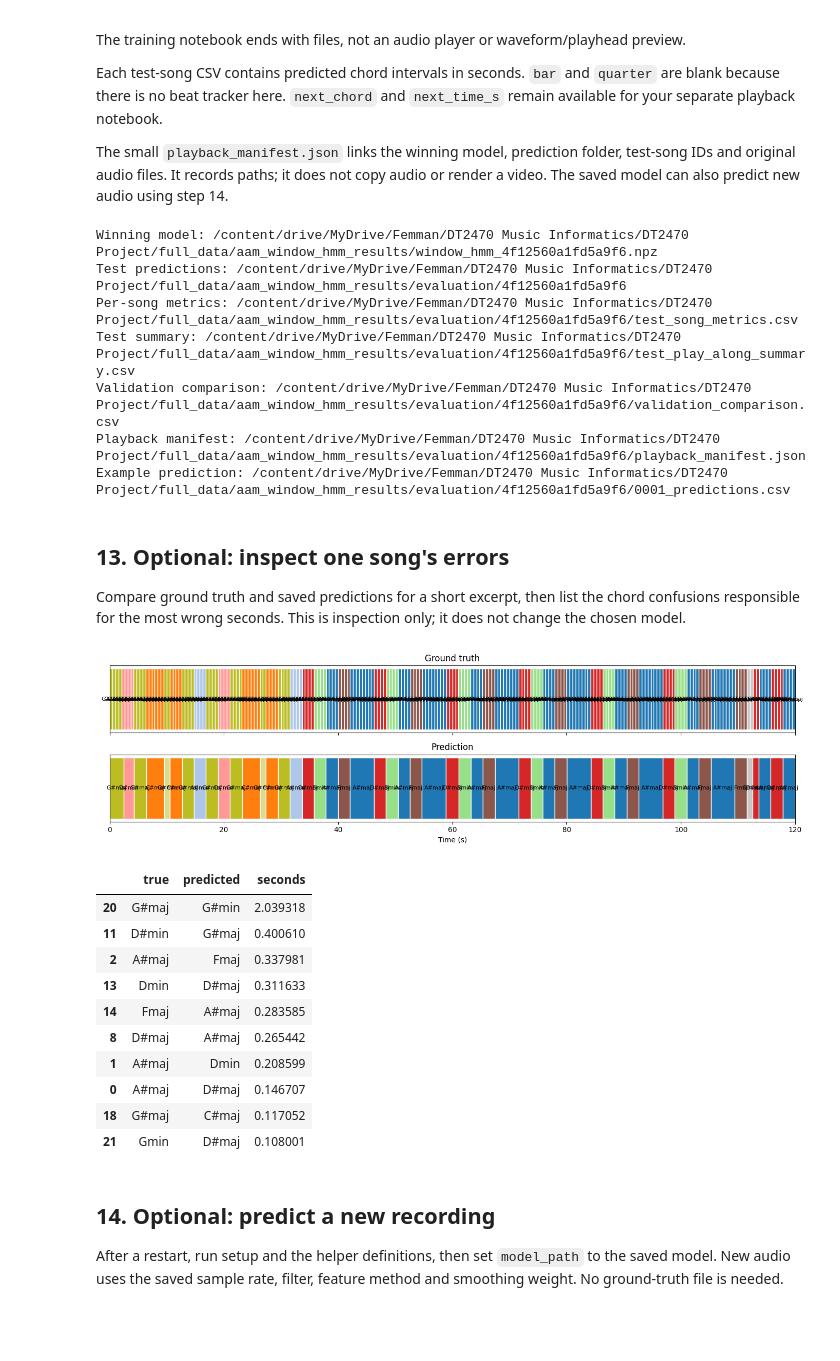
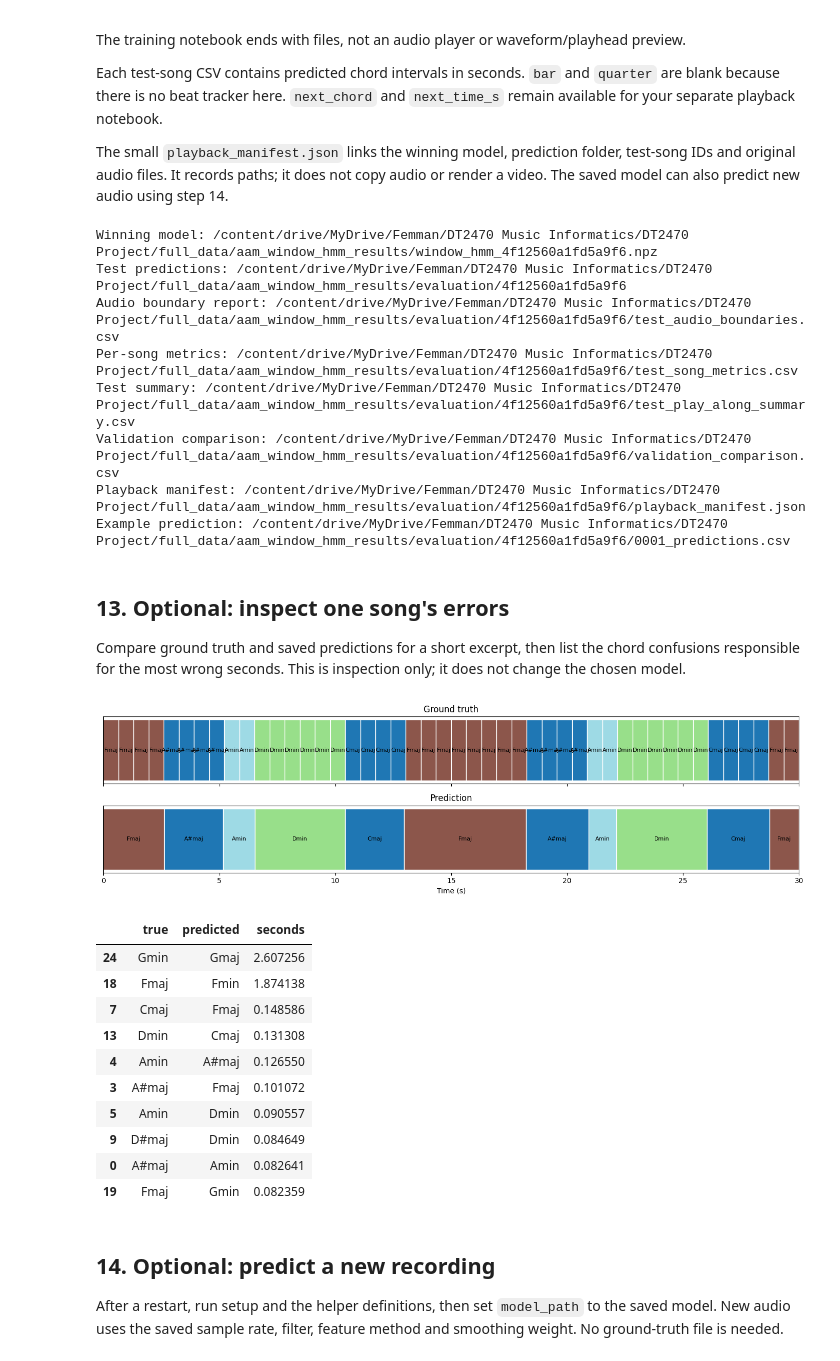
Before and after one commit to hanneswesterberg/dt2470-project, a Jupyter notebook: AAM_Window_HMM.ipynb, the cells around one changed output. Drawn from its saved outputs; the diff is of its cells as text; code cells hidden in the pictures; blank space fills up the shorter version.

Commit message:
trimmed predicted endings to match true annotated length

```diff
--- a/AAM_Window_HMM.ipynb
+++ b/AAM_Window_HMM.ipynb
@@ -272,12 +278,17 @@ def extract_features(audio, config, extras=None):
 # %%
 def get_features(song_id, config, audio=None, extras=None):
     relative = Path(config_key(config)) / f"{song_id}_features.npz"
+    if audio is None:
+        audio = load_audio(song_id)
+    duration = len(audio) / sample_rate
     path = cached_file(relative)
     if path is not None:
         with np.load(path, allow_pickle=False) as saved:
-            return saved["features"], saved["centers"], saved["edges"]
-    if audio is None:
-        audio = load_audio(song_id)
+            features, centers = saved["features"], saved["centers"]
+        # Cached frames must also obey the actual audio duration.
+        keep = (centers >= 0) & (centers < duration)
+        features, centers = features[keep], centers[keep]
+        return features, centers, frame_edges(centers, duration)
     features, centers, edges = extract_features(audio, config, extras)
     save_arrays(relative, features=features, centers=centers, edges=edges)
     return features, centers, edges
@@ -391,6 +402,31 @@ def merge_intervals(table):
     groups = table.chord.ne(table.chord.shift()).cumsum()
     return table.groupby(groups, sort=False).agg(start=("start", "first"),
                                                 end=("end", "last"), chord=("chord", "first")).reset_index(drop=True)
+
+
+def valid_prediction_bounds(prediction, duration):
+    """Require full coverage of the audio and no intervals outside it."""
+    if prediction.empty:
+        return False
+    start, end = prediction.start.to_numpy(), prediction.end.to_numpy()
+    return bool(
+        np.isfinite(start).all() and np.isfinite(end).all()
+        and (start >= 0).all() and (end <= duration).all() and (end > start).all()
+        and np.isclose(start[0], 0, atol=1e-7, rtol=0)
+        and np.isclose(end[-1], duration, atol=1e-7, rtol=0)
+        and np.allclose(end[:-1], start[1:], atol=1e-7, rtol=0)
+    )
+
+
+def clean_test_ending(prediction, annotation_end):
+    """Trim the evaluation outro and carry the last chord through a final N interval."""
+    prediction = prediction[prediction.start < annotation_end].copy()
+    prediction["end"] = prediction.end.clip(upper=annotation_end)
+    prediction = prediction[prediction.end > prediction.start].reset_index(drop=True)
+    if len(prediction) > 1 and prediction.chord.iloc[-1] == "N":
+        prediction = prediction.iloc[:-1].copy()
+        prediction.loc[prediction.index[-1], "end"] = annotation_end
+    return prediction
 # %% [markdown]
 ## 6. Accuracy, change timing and CSV helpers
 **Overall accuracy** is correct chord/rest-label seconds divided by all annotated seconds. **Chord accuracy** uses chord-labeled time only. Unknown gaps are excluded.
@@ -726,6 +782,7 @@ manifest_path.write_text(json.dumps(manifest, indent=2))
 for name, path in {
     "Winning model": model_path,
     "Test predictions": evaluation_path,
+    "Audio boundary report": evaluation_path / "test_audio_boundaries.csv",
     "Per-song metrics": evaluation_path / "test_song_metrics.csv",
     "Test summary": evaluation_path / "test_play_along_summary.csv",
     "Validation comparison": validation_path,
@@ -736,6 +793,7 @@ print(f"Example prediction: {evaluation_path / (split['test'][0] + '_predictions
 # %% [output]
 Winning model: /content/drive/MyDrive/Femman/DT2470 Music Informatics/DT2470 Project/full_data/aam_window_hmm_results/window_hmm_4f12560a1fd5a9f6.npz
 Test predictions: /content/drive/MyDrive/Femman/DT2470 Music Informatics/DT2470 Project/full_data/aam_window_hmm_results/evaluation/4f12560a1fd5a9f6
+Audio boundary report: /content/drive/MyDrive/Femman/DT2470 Music Informatics/DT2470 Project/full_data/aam_window_hmm_results/evaluation/4f12560a1fd5a9f6/test_audio_boundaries.csv
 Per-song metrics: /content/drive/MyDrive/Femman/DT2470 Music Informatics/DT2470 Project/full_data/aam_window_hmm_results/evaluation/4f12560a1fd5a9f6/test_song_metrics.csv
 Test summary: /content/drive/MyDrive/Femman/DT2470 Music Informatics/DT2470 Project/full_data/aam_window_hmm_results/evaluation/4f12560a1fd5a9f6/test_play_along_summary.csv
 Validation comparison: /content/drive/MyDrive/Femman/DT2470 Music Informatics/DT2470 Project/full_data/aam_window_hmm_results/evaluation/4f12560a1fd5a9f6/validation_comparison.csv
@@ -745,44 +803,44 @@ Example prediction: /content/drive/MyDrive/Femman/DT2470 Music Informatics/DT247
 ## 13. Optional: inspect one song's errors
 Compare ground truth and saved predictions for a short excerpt, then list the chord confusions responsible for the most wrong seconds. This is inspection only; it does not change the chosen model.
 # %%
-song_id = split["test"][4]
-start_time, end_time = 0.0, 120.0
+song_id = split["test"][0]
+start_time, end_time = 0.0, 30.0
 prediction = load_interval_csv(evaluation_path / f"{song_id}_predictions.csv")
 truth = ground_truth[song_id]
 fig, axes = plt.subplots(2, 1, figsize=(14, 4), sharex=True)
 for ax, table, title in zip(axes, [truth, prediction], ["Ground truth", "Prediction"]):
     for row in table.itertuples():
         left, right = max(row.start, start_time), min(row.end, end_time)
         if right > left:
             color = "lightgray" if row.chord == "N" else plt.cm.tab20(state_to_id[row.chord] % 20)
             ax.barh(0, right-left, left=left, color=color, edgecolor="white")
             if right-left > .3:
                 ax.text((left+right)/2, 0, row.chord, ha="center", va="center", fontsize=8)
     ax.set(yticks=[], title=title, xlim=(start_time, end_time))
 axes[-1].set_xlabel("Time (s)")
 plt.tight_layout()
 plt.show()
 duration = float(metrics.set_index("song_id").loc[song_id, "duration_s"])
 # Exact-time confusion for this song (rows=true, columns=predicted).
 boundaries = np.unique(np.clip(np.r_[0, duration, truth.start, truth.end, prediction.start, prediction.end], 0, duration))
 true_labels = labels_at((boundaries[:-1]+boundaries[1:])/2, truth)
 predicted_labels = labels_at((boundaries[:-1]+boundaries[1:])/2, prediction)
 errors = pd.DataFrame({"true": true_labels, "predicted": predicted_labels, "seconds": np.diff(boundaries)})
 errors = errors[errors.true.isin(states) & errors.true.ne(errors.predicted)]
 display(errors.groupby(["true", "predicted"], as_index=False).seconds.sum().nlargest(10, "seconds"))
 # %% [output]
-[figure, old version]
+[figure, new version]
 |  | true | predicted | seconds |
-| 20 | G#maj | G#min | 2.039318 |
-| 11 | D#min | G#maj | 0.400610 |
-| 2 | A#maj | Fmaj | 0.337981 |
-| 13 | Dmin | D#maj | 0.311633 |
-| 14 | Fmaj | A#maj | 0.283585 |
-| 8 | D#maj | A#maj | 0.265442 |
-| 1 | A#maj | Dmin | 0.208599 |
-| 0 | A#maj | D#maj | 0.146707 |
-| 18 | G#maj | C#maj | 0.117052 |
-| 21 | Gmin | D#maj | 0.108001 |
+| 24 | Gmin | Gmaj | 2.607256 |
+| 18 | Fmaj | Fmin | 1.874138 |
+| 7 | Cmaj | Fmaj | 0.148586 |
+| 13 | Dmin | Cmaj | 0.131308 |
+| 4 | Amin | A#maj | 0.126550 |
+| 3 | A#maj | Fmaj | 0.101072 |
+| 5 | Amin | Dmin | 0.090557 |
+| 9 | D#maj | Dmin | 0.084649 |
+| 0 | A#maj | Amin | 0.082641 |
+| 19 | Fmaj | Gmin | 0.082359 |
 # %% [markdown]
 ## 14. Optional: predict a new recording
 After a restart, run setup and the helper definitions, then set `model_path` to the saved model. New audio uses the saved sample rate, filter, feature method and smoothing weight. No ground-truth file is needed.
```
Also changed, not shown: parts of 12 cells of this notebook.
